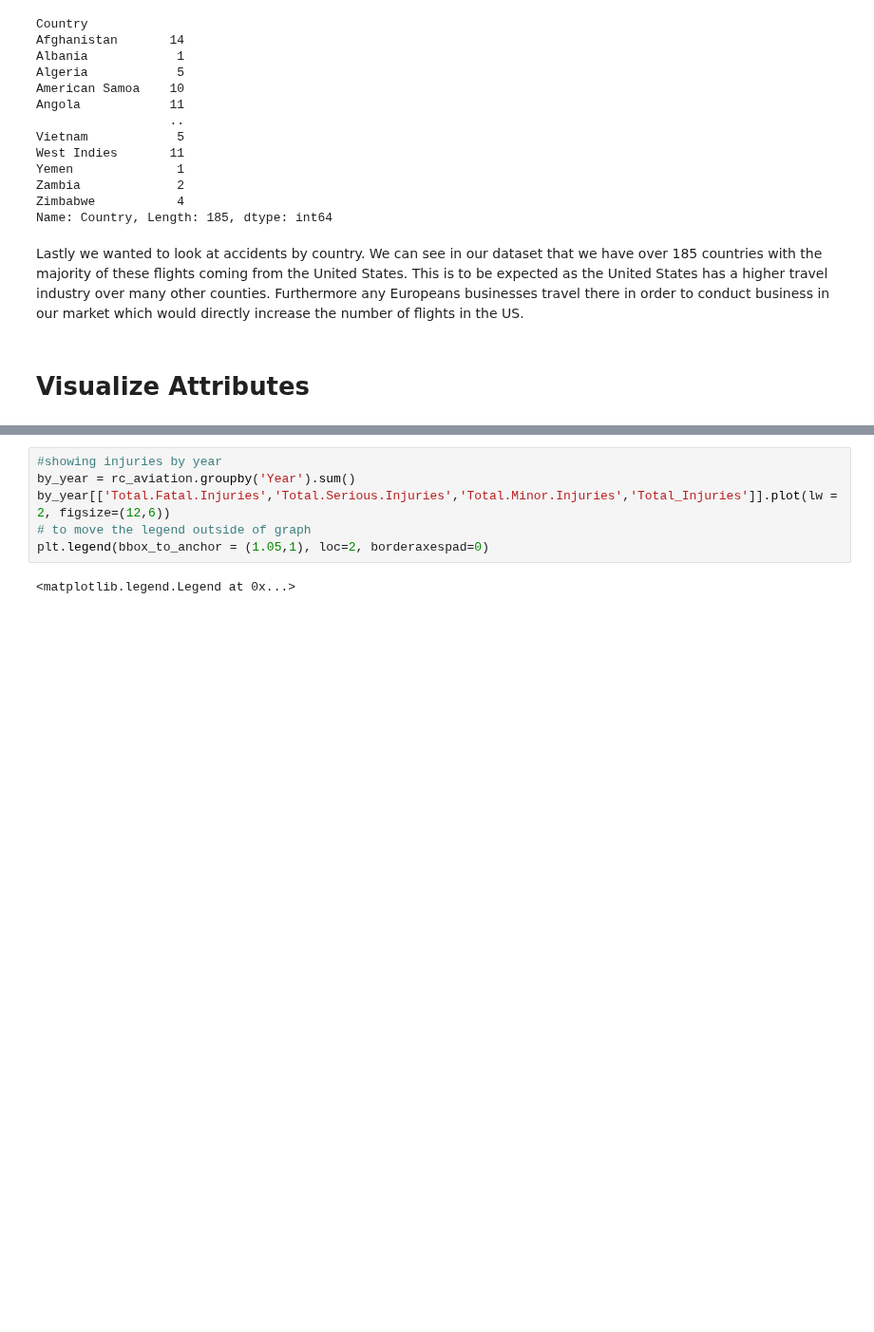
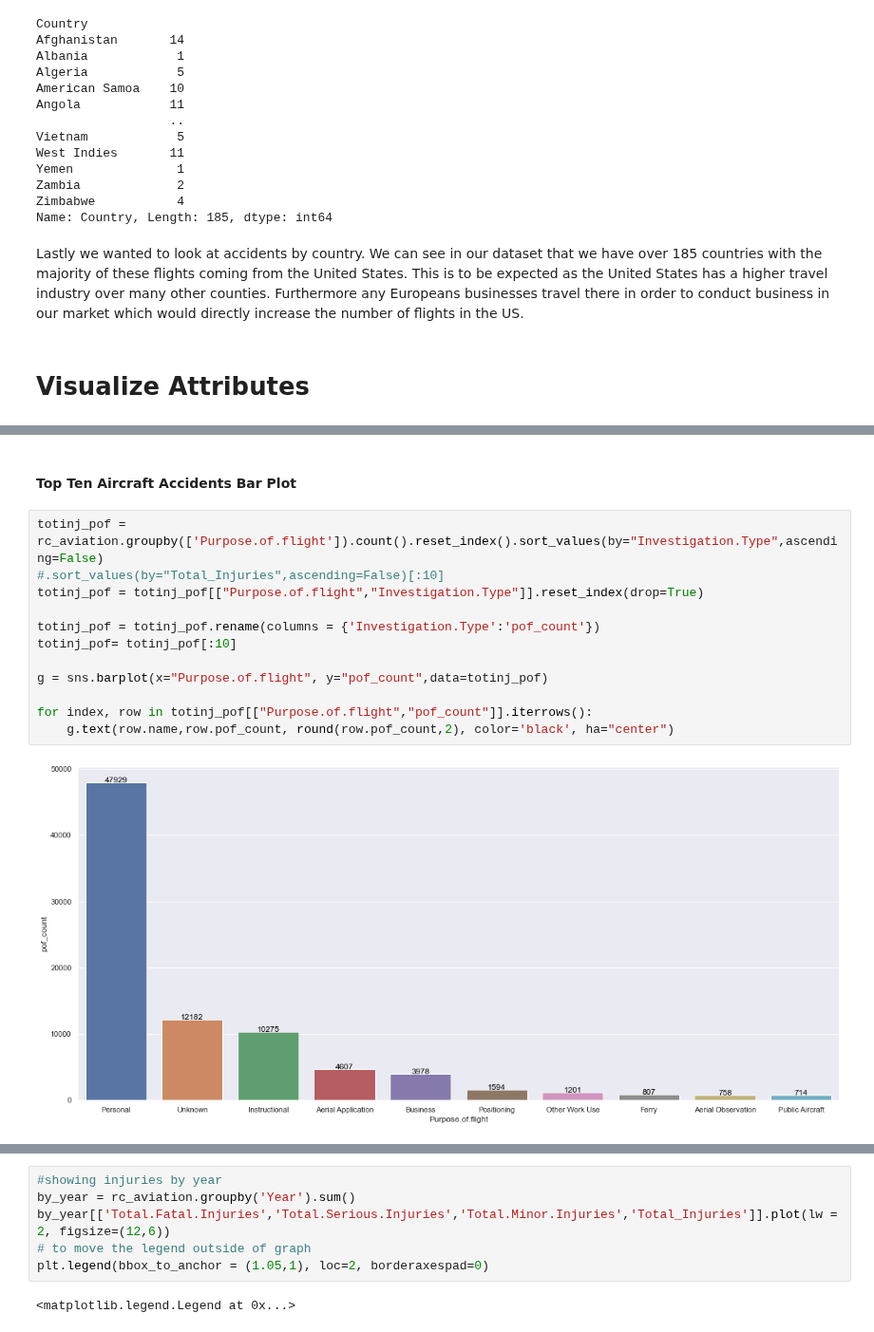
Before and after one commit to sajmera9/MachineLearning1, a Jupyter notebook: Lab 1 - Visualization and Preprocessing .ipynb, the cells around one changed output, grey strips where cells are left out. Shown at 95% size. Cells and saved outputs as stored; diff of their text form; blank space fills up the shorter version.

```diff
--- a/Lab 1 - Visualization and Preprocessing .ipynb
+++ b/Lab 1 - Visualization and Preprocessing .ipynb
@@ -557,0 +556,16 @@ Lastly we wanted to look at accidents by country. We can see in our dataset that
+# %% [markdown]
+#### Top Ten Aircraft Accidents Bar Plot
+# %%
+totinj_pof = rc_aviation.groupby(['Purpose.of.flight']).count().reset_index().sort_values(by="Investigation.Type",ascending=False)
+#.sort_values(by="Total_Injuries",ascending=False)[:10]
+totinj_pof = totinj_pof[["Purpose.of.flight","Investigation.Type"]].reset_index(drop=True)
+
+totinj_pof = totinj_pof.rename(columns = {'Investigation.Type':'pof_count'})
+totinj_pof= totinj_pof[:10]
+
+g = sns.barplot(x="Purpose.of.flight", y="pof_count",data=totinj_pof)
+
+for index, row in totinj_pof[["Purpose.of.flight","pof_count"]].iterrows():
+    g.text(row.name,row.pof_count, round(row.pof_count,2), color='black', ha="center")
+# %% [output]
+[figure, added]
```
Also changed, not shown: parts of 6 cells of this notebook.
